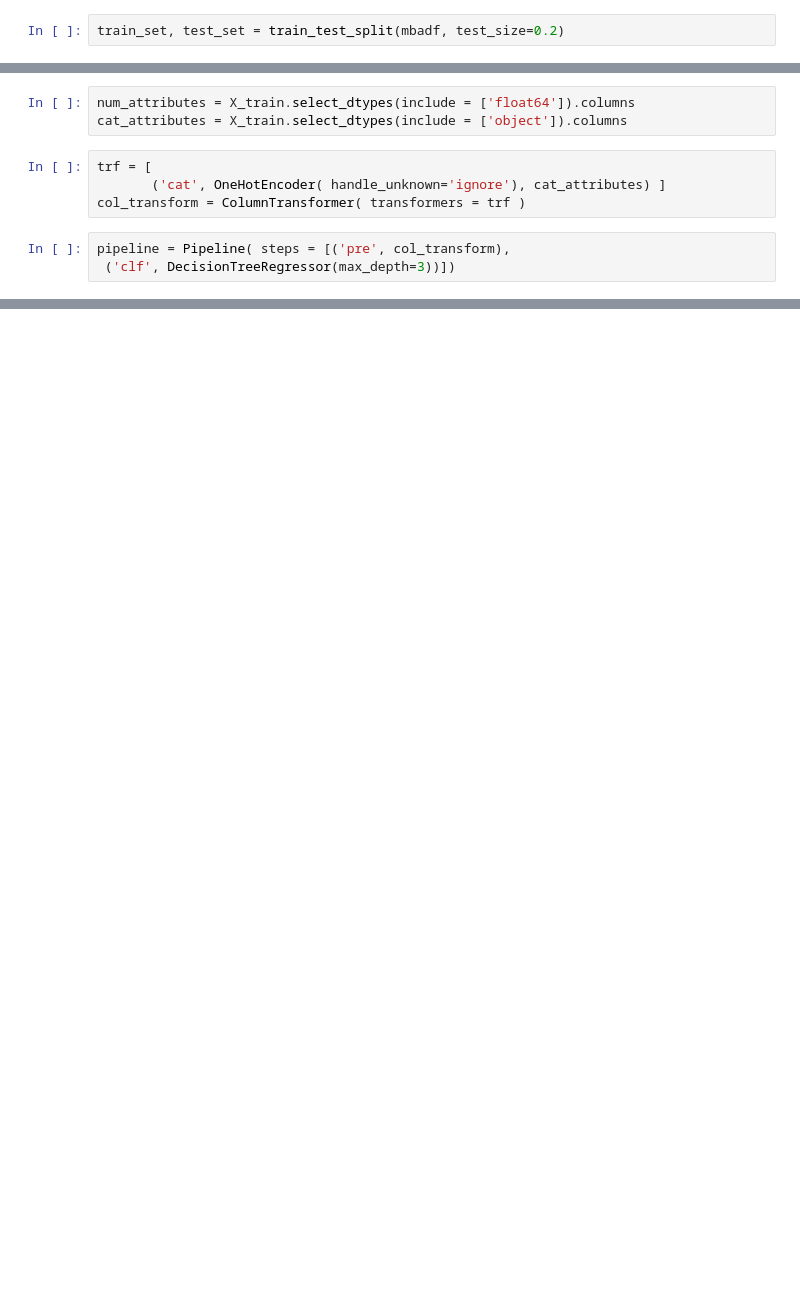
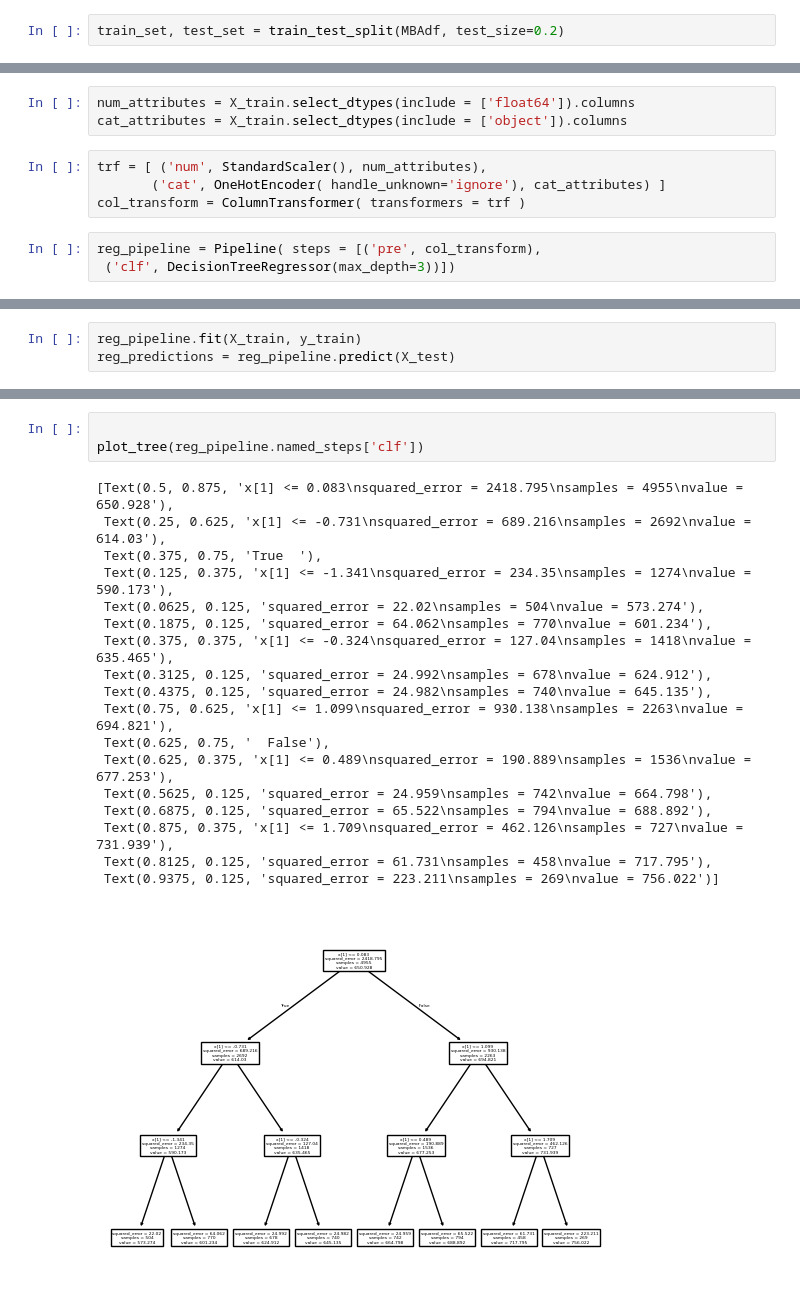
Before and after one commit to michaeledge27/CSCI290, a Jupyter notebook: notebooks/partnerProject.ipynb, the cells around one changed output, grey strips where cells are left out. Drawn from its saved outputs; the diff is of its cells as text; blank space fills up the shorter version.

```diff
--- a/notebooks/partnerProject.ipynb
+++ b/notebooks/partnerProject.ipynb
@@ -262,5 +323,5 @@ target = mbadf['gmat']
 # %%
-train_set, test_set = train_test_split(mbadf, test_size=0.2)
+train_set, test_set = train_test_split(MBAdf, test_size=0.2)
 # %%
 X_train = train_set[colsInUseNotTarget]
 y_train = train_set['gmat']
@@ -289,9 +356,9 @@ memory usage: 116.1+ KB
 num_attributes = X_train.select_dtypes(include = ['float64']).columns
 cat_attributes = X_train.select_dtypes(include = ['object']).columns
 # %%
-trf = [
+trf = [ ('num', StandardScaler(), num_attributes),
        ('cat', OneHotEncoder( handle_unknown='ignore'), cat_attributes) ]
 col_transform = ColumnTransformer( transformers = trf )
 # %%
-pipeline = Pipeline( steps = [('pre', col_transform),
+reg_pipeline = Pipeline( steps = [('pre', col_transform),
  ('clf', DecisionTreeRegressor(max_depth=3))])
@@ -319,0 +381,3 @@ ValueError: could not convert string to float: 'Business'
+# %%
+reg_pipeline.fit(X_train, y_train)
+reg_predictions = reg_pipeline.predict(X_test)
@@ -319,0 +387,22 @@ ValueError: could not convert string to float: 'Business'
+# %%
+
+plot_tree(reg_pipeline.named_steps['clf'])
+# %% [output]
+[Text(0.5, 0.875, 'x[1] <= 0.083\nsquared_error = 2418.795\nsamples = 4955\nvalue = 650.928'),
+ Text(0.25, 0.625, 'x[1] <= -0.731\nsquared_error = 689.216\nsamples = 2692\nvalue = 614.03'),
+ Text(0.375, 0.75, 'True  '),
+ Text(0.125, 0.375, 'x[1] <= -1.341\nsquared_error = 234.35\nsamples = 1274\nvalue = 590.173'),
+ Text(0.0625, 0.125, 'squared_error = 22.02\nsamples = 504\nvalue = 573.274'),
+ Text(0.1875, 0.125, 'squared_error = 64.062\nsamples = 770\nvalue = 601.234'),
+ Text(0.375, 0.375, 'x[1] <= -0.324\nsquared_error = 127.04\nsamples = 1418\nvalue = 635.465'),
+ Text(0.3125, 0.125, 'squared_error = 24.992\nsamples = 678\nvalue = 624.912'),
+ Text(0.4375, 0.125, 'squared_error = 24.982\nsamples = 740\nvalue = 645.135'),
+ Text(0.75, 0.625, 'x[1] <= 1.099\nsquared_error = 930.138\nsamples = 2263\nvalue = 694.821'),
+ Text(0.625, 0.75, '  False'),
+ Text(0.625, 0.375, 'x[1] <= 0.489\nsquared_error = 190.889\nsamples = 1536\nvalue = 677.253'),
+ Text(0.5625, 0.125, 'squared_error = 24.959\nsamples = 742\nvalue = 664.798'),
+ Text(0.6875, 0.125, 'squared_error = 65.522\nsamples = 794\nvalue = 688.892'),
+ Text(0.875, 0.375, 'x[1] <= 1.709\nsquared_error = 462.126\nsamples = 727\nvalue = 731.939'),
+ Text(0.8125, 0.125, 'squared_error = 61.731\nsamples = 458\nvalue = 717.795'),
+ Text(0.9375, 0.125, 'squared_error = 223.211\nsamples = 269\nvalue = 756.022')]
+[figure, added]
```
Also changed, not shown: parts of 24 cells of this notebook.
